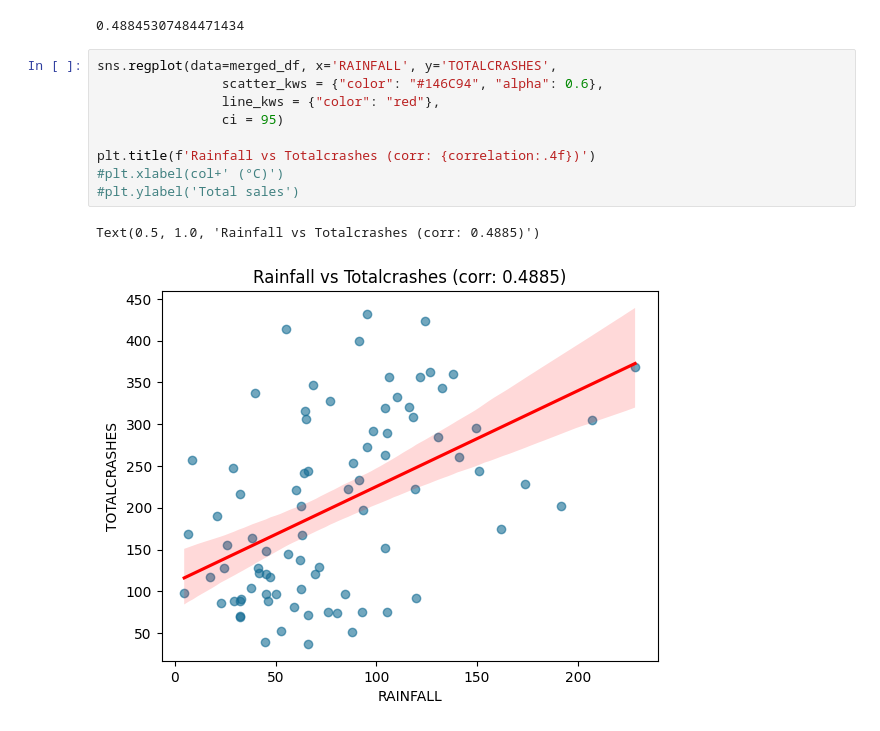
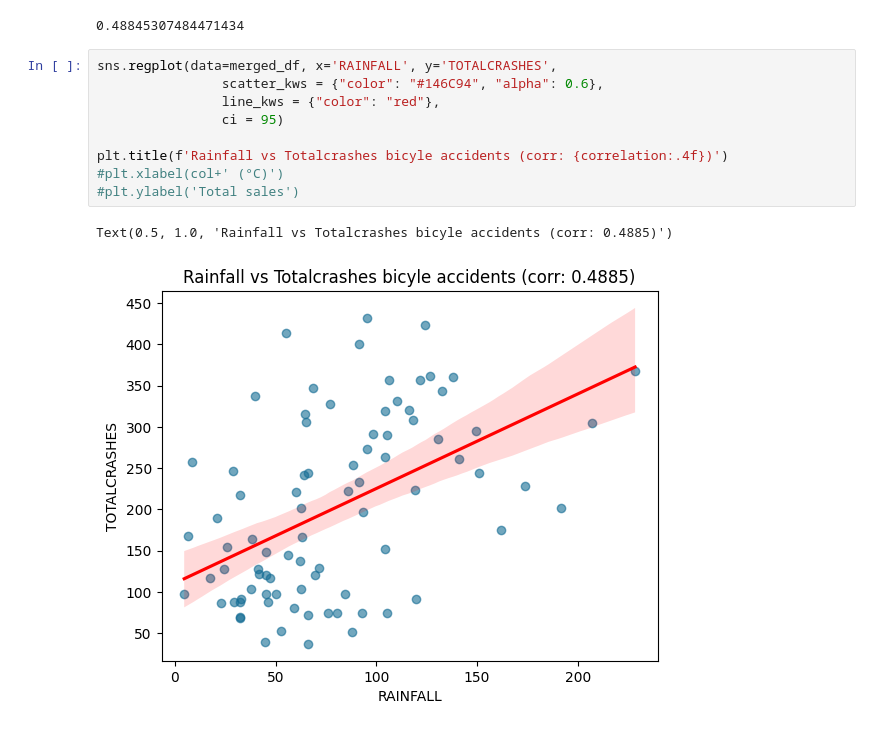
Before and after one commit to Pelendones/MADE-project, a Jupyter notebook: project/data-exploration.ipynb, the cells around one changed output. Drawn from its saved outputs; the diff is of its cells as text.

```diff
--- a/project/data-exploration.ipynb
+++ b/project/data-exploration.ipynb
@@ -185,12 +201,12 @@ correlation
 # %%
 sns.regplot(data=merged_df, x='RAINFALL', y='TOTALCRASHES',
                 scatter_kws = {"color": "#146C94", "alpha": 0.6},
                 line_kws = {"color": "red"},
                 ci = 95)
 
-plt.title(f'Rainfall vs Totalcrashes (corr: {correlation:.4f})')
+plt.title(f'Rainfall vs Totalcrashes bicyle accidents (corr: {correlation:.4f})')
 #plt.xlabel(col+' (°C)')
 #plt.ylabel('Total sales')
 # %% [output]
-Text(0.5, 1.0, 'Rainfall vs Totalcrashes (corr: 0.4885)')
+Text(0.5, 1.0, 'Rainfall vs Totalcrashes bicyle accidents (corr: 0.4885)')
-[figure, old version]
+[figure, new version]
```
Also changed, not shown: parts of 4 cells of this notebook, 1 other file.
